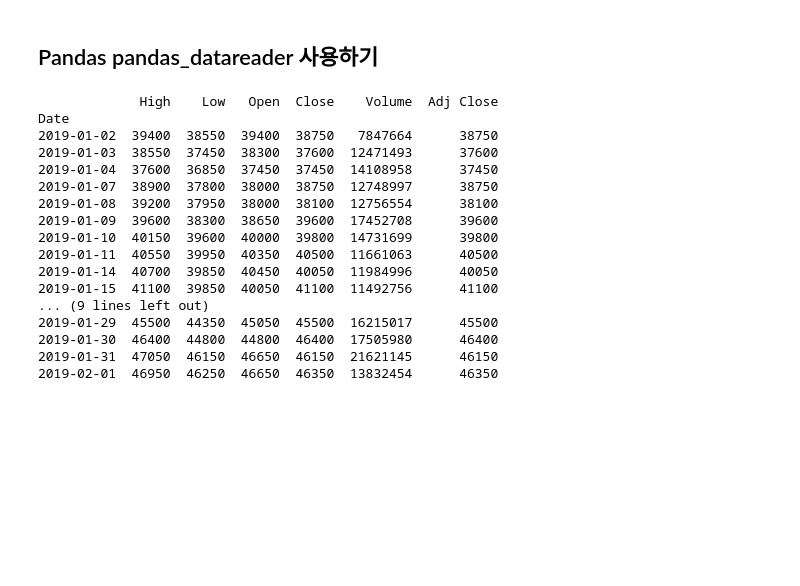
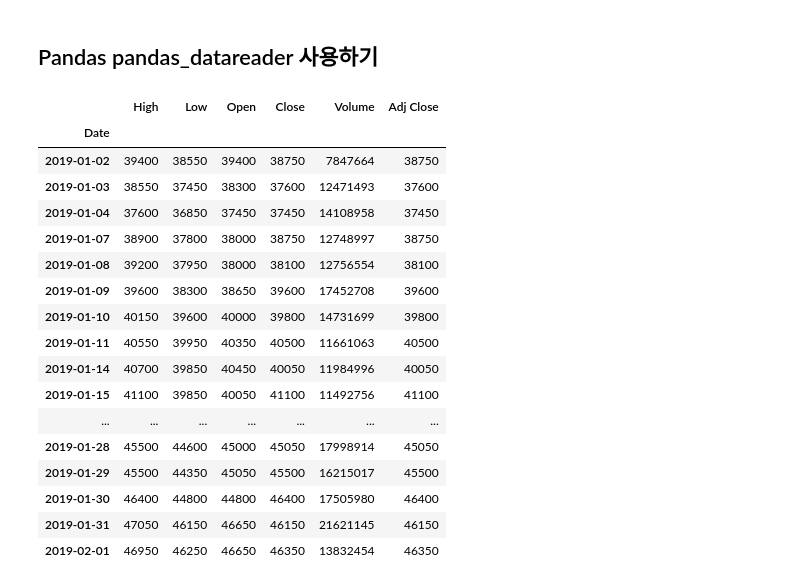
Before and after one commit to bamssong/python, a Jupyter notebook: chapter2/pandas.ipynb, the cells around one changed output. Cells and saved outputs as stored; diff of their text form; code cells hidden in the pictures; blank space fills up the shorter version.

```diff
--- a/chapter2/pandas.ipynb
+++ b/chapter2/pandas.ipynb
@@ -138,23 +360,24 @@ Name: 16.02.24, dtype: int64
 # %%
 start = datetime.datetime(2019, 1, 1)
 end = datetime.datetime(2019, 2, 15)
-samsung = pdr.DataReader("005930.KS", "yahoo", start, end)
-print(samsung)
+samsung = web.DataReader("005930.KS", "yahoo", start, end)
+samsung
 # %% [output]
-             High    Low   Open  Close    Volume  Adj Close
-Date
-2019-01-02  39400  38550  39400  38750   7847664      38750
-2019-01-03  38550  37450  38300  37600  12471493      37600
-2019-01-04  37600  36850  37450  37450  14108958      37450
-2019-01-07  38900  37800  38000  38750  12748997      38750
-2019-01-08  39200  37950  38000  38100  12756554      38100
-2019-01-09  39600  38300  38650  39600  17452708      39600
-2019-01-10  40150  39600  40000  39800  14731699      39800
-2019-01-11  40550  39950  40350  40500  11661063      40500
-2019-01-14  40700  39850  40450  40050  11984996      40050
-2019-01-15  41100  39850  40050  41100  11492756      41100
-... (9 lines left out)
-2019-01-29  45500  44350  45050  45500  16215017      45500
-2019-01-30  46400  44800  44800  46400  17505980      46400
-2019-01-31  47050  46150  46650  46150  21621145      46150
-2019-02-01  46950  46250  46650  46350  13832454      46350
+|  | High | Low | Open | Close | Volume | Adj Close |
+| Date |  |  |  |  |  |  |
+| 2019-01-02 | 39400 | 38550 | 39400 | 38750 | 7847664 | 38750 |
+| 2019-01-03 | 38550 | 37450 | 38300 | 37600 | 12471493 | 37600 |
+| 2019-01-04 | 37600 | 36850 | 37450 | 37450 | 14108958 | 37450 |
+| 2019-01-07 | 38900 | 37800 | 38000 | 38750 | 12748997 | 38750 |
+| 2019-01-08 | 39200 | 37950 | 38000 | 38100 | 12756554 | 38100 |
+| 2019-01-09 | 39600 | 38300 | 38650 | 39600 | 17452708 | 39600 |
+| 2019-01-10 | 40150 | 39600 | 40000 | 39800 | 14731699 | 39800 |
+| 2019-01-11 | 40550 | 39950 | 40350 | 40500 | 11661063 | 40500 |
+| 2019-01-14 | 40700 | 39850 | 40450 | 40050 | 11984996 | 40050 |
+| 2019-01-15 | 41100 | 39850 | 40050 | 41100 | 11492756 | 41100 |
+| ... | ... | ... | ... | ... | ... | ... |
+| 2019-01-28 | 45500 | 44600 | 45000 | 45050 | 17998914 | 45050 |
+| 2019-01-29 | 45500 | 44350 | 45050 | 45500 | 16215017 | 45500 |
+| 2019-01-30 | 46400 | 44800 | 44800 | 46400 | 17505980 | 46400 |
+| 2019-01-31 | 47050 | 46150 | 46650 | 46150 | 21621145 | 46150 |
+| 2019-02-01 | 46950 | 46250 | 46650 | 46350 | 13832454 | 46350 |
```
Also changed, not shown: parts of 30 cells of this notebook, 3 other files.
